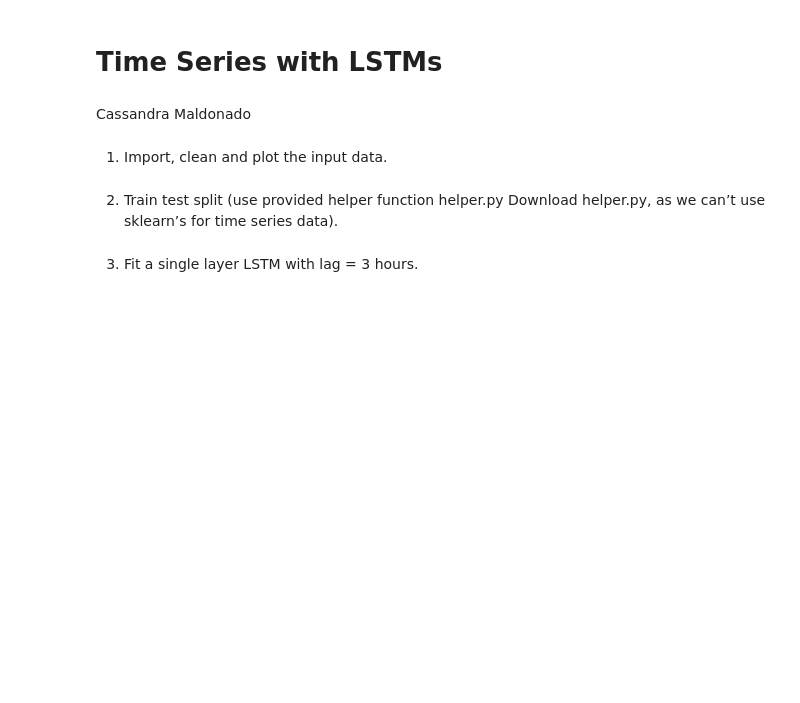
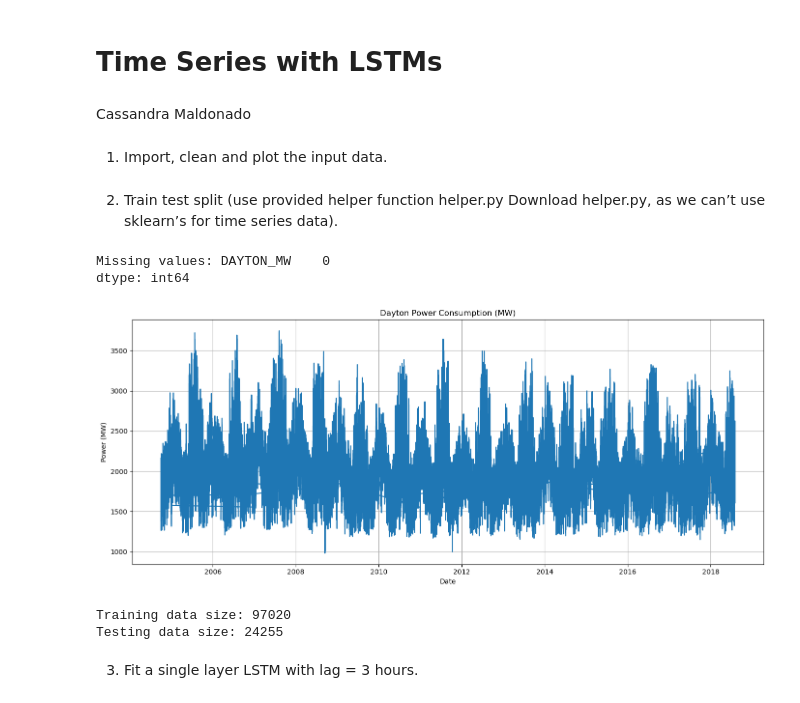
Before and after one commit to CassandraMaldonado/Deep-Dive-into-ML, a Jupyter notebook: Dayton_power_data.ipynb, the cells around one changed output. Drawn from its saved outputs; the diff is of its cells as text; code cells hidden in the pictures; blank space fills up the shorter version.

```diff
--- a/Dayton_power_data.ipynb
+++ b/Dayton_power_data.ipynb
@@ -16,3 +15,20 @@ from helper import timeseries_train_test_split
+# %%
+# Define the timeseries_train_test_split function
+def timeseries_train_test_split(data, train_size):
+	"""
+	Splits time series data into training and testing sets.
+
+	Parameters:
+	- data: array-like, the time series data to split
+	- train_size: int, the number of samples in the training set
+
+	Returns:
+	- train_data: array-like, the training data
+	- test_data: array-like, the testing data
+	"""
+	train_data = data[:train_size]
+	test_data = data[train_size:]
+	return train_data, test_data
 # %%
 np.random.seed(42)
 tf.random.set_seed(42)
@@ -110,11 +126,21 @@ def main():
 # %% [markdown]
 2. Train test split (use provided helper function helper.py Download helper.py, as we can’t use sklearn’s for time series data).
 # %%
+# Extract the target column from the dataframe
+df = import_and_clean_data()  # Ensure the data is imported and cleaned
+data = df['DAYTON_MW'].values
+
 train_size = int(len(data) * 0.8)
-    train_data, test_data = timeseries_train_test_split(data, train_size)
+train_data, test_data = timeseries_train_test_split(data, train_size)
 
-    print(f"Training data size: {len(train_data)}")
-    print(f"Testing data size: {len(test_data)}")
+print(f"Training data size: {len(train_data)}")
+print(f"Testing data size: {len(test_data)}")
+# %% [output]
+Missing values: DAYTON_MW    0
+dtype: int64
+[figure, added]
+Training data size: 97020
+Testing data size: 24255
 # %% [markdown]
 3. Fit a single layer LSTM with lag = 3 hours.
 # %%
```
Also changed, not shown: parts of 4 cells of this notebook, 1 other file.
